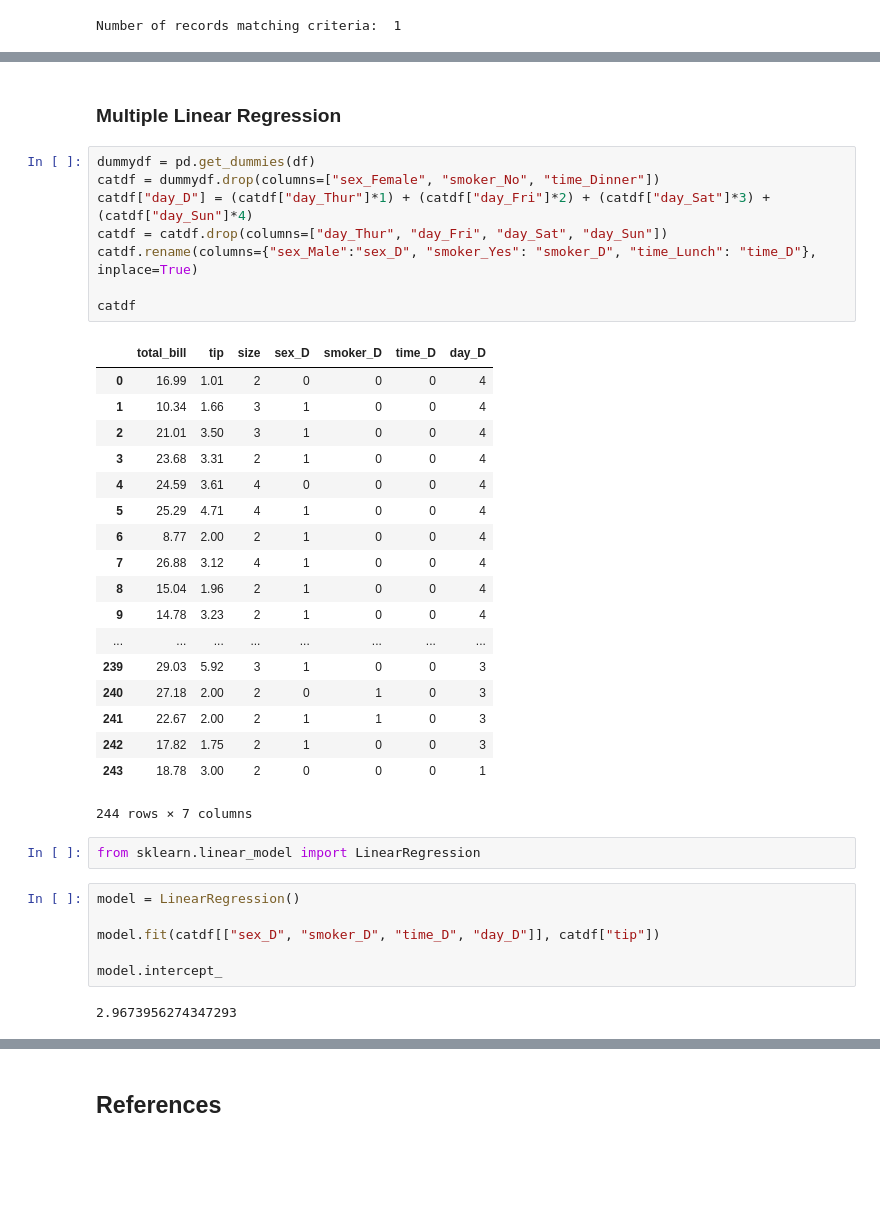
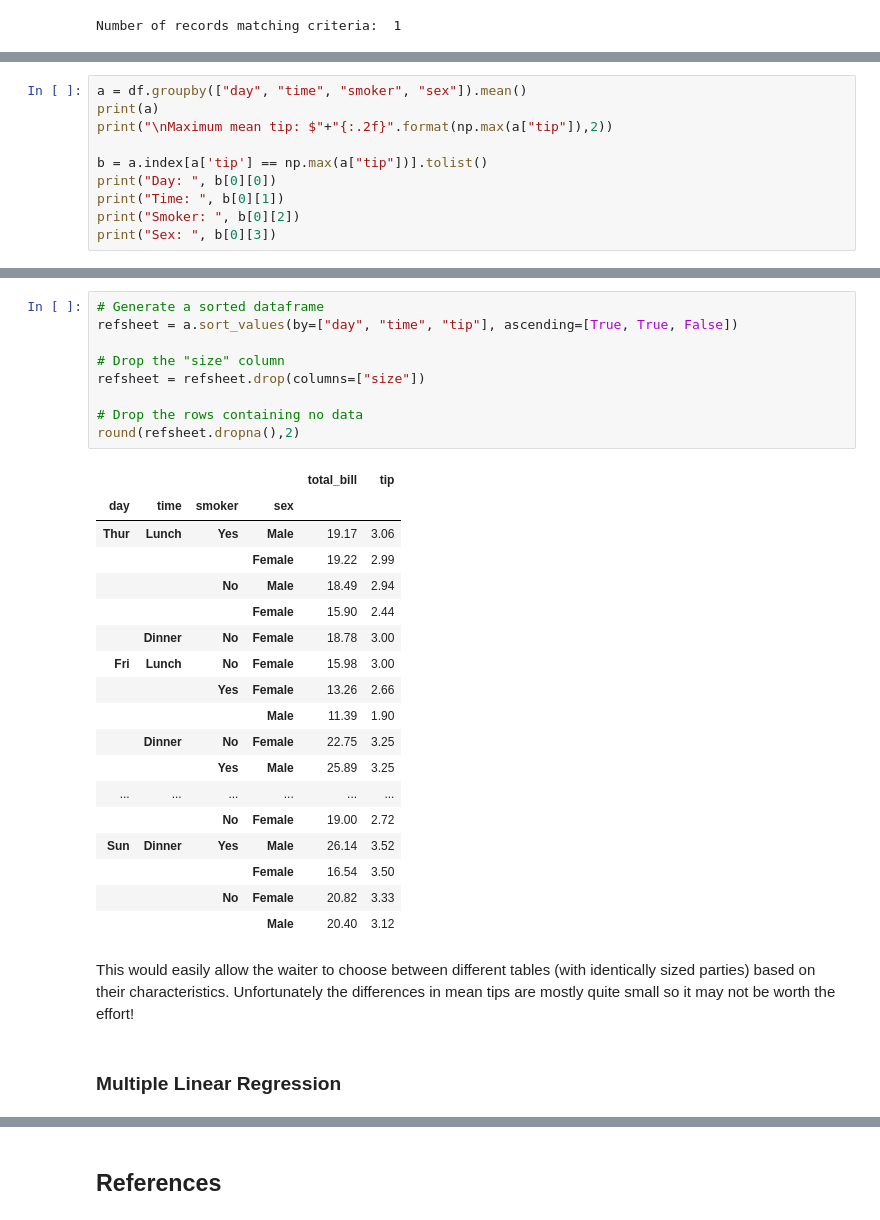
Before and after one commit to Pmcg1/FoDA_Project_2019, a Jupyter notebook: FoDA_Assessment_2019.ipynb, the cells around one changed output, grey strips where cells are left out. Saved outputs shown, nothing was run; the diff lists cells and outputs as text; blank space fills up the shorter version.

Commit message:
Added sorting to grouped dataframe output, also added linear regression from statsmodel and conclusion

```diff
--- a/FoDA_Assessment_2019.ipynb
+++ b/FoDA_Assessment_2019.ipynb
@@ -831,0 +827,10 @@ This isn't ideal. Can we base our decisions off a single data point? Of course n
+# %%
+a = df.groupby(["day", "time", "smoker", "sex"]).mean()
+print(a)
+print("\nMaximum mean tip: $"+"{:.2f}".format(np.max(a["tip"]),2))
+
+b = a.index[a['tip'] == np.max(a["tip"])].tolist()
+print("Day: ", b[0][0])
+print("Time: ", b[0][1])
+print("Smoker: ", b[0][2])
+print("Sex: ", b[0][3])
@@ -832,39 +865,32 @@ This isn't ideal. Can we base our decisions off a single data point? Of course n
+# %%
+# Generate a sorted dataframe
+refsheet = a.sort_values(by=["day", "time", "tip"], ascending=[True, True, False])
+
+# Drop the "size" column
+refsheet = refsheet.drop(columns=["size"])
+
+# Drop the rows containing no data
+round(refsheet.dropna(),2)
+# %% [output]
+|  |  |  |  | total_bill | tip |
+| day | time | smoker | sex |  |  |
+| Thur | Lunch | Yes | Male | 19.17 | 3.06 |
+|  |  |  | Female | 19.22 | 2.99 |
+|  |  | No | Male | 18.49 | 2.94 |
+|  |  |  | Female | 15.90 | 2.44 |
+|  | Dinner | No | Female | 18.78 | 3.00 |
+| Fri | Lunch | No | Female | 15.98 | 3.00 |
+|  |  | Yes | Female | 13.26 | 2.66 |
+|  |  |  | Male | 11.39 | 1.90 |
+|  | Dinner | No | Female | 22.75 | 3.25 |
+|  |  | Yes | Male | 25.89 | 3.25 |
+| ... | ... | ... | ... | ... | ... |
+|  |  | No | Female | 19.00 | 2.72 |
+| Sun | Dinner | Yes | Male | 26.14 | 3.52 |
+|  |  |  | Female | 16.54 | 3.50 |
+|  |  | No | Female | 20.82 | 3.33 |
+|  |  |  | Male | 20.40 | 3.12 |
+# %% [markdown]
+This would easily allow the waiter to choose between different tables (with identically sized parties) based on their characteristics. Unfortunately the differences in mean tips are mostly quite small so it may not be worth the effort!
 # %% [markdown]
 ### Multiple Linear Regression
-# %%
-dummydf = pd.get_dummies(df)
-catdf = dummydf.drop(columns=["sex_Female", "smoker_No", "time_Dinner"])
-catdf["day_D"] = (catdf["day_Thur"]*1) + (catdf["day_Fri"]*2) + (catdf["day_Sat"]*3) + (catdf["day_Sun"]*4)
-catdf = catdf.drop(columns=["day_Thur", "day_Fri", "day_Sat", "day_Sun"])
-catdf.rename(columns={"sex_Male":"sex_D", "smoker_Yes": "smoker_D", "time_Lunch": "time_D"}, inplace=True)
-
-catdf
-# %% [output]
-|  | total_bill | tip | size | sex_D | smoker_D | time_D | day_D |
-| 0 | 16.99 | 1.01 | 2 | 0 | 0 | 0 | 4 |
-| 1 | 10.34 | 1.66 | 3 | 1 | 0 | 0 | 4 |
-| 2 | 21.01 | 3.50 | 3 | 1 | 0 | 0 | 4 |
-| 3 | 23.68 | 3.31 | 2 | 1 | 0 | 0 | 4 |
-| 4 | 24.59 | 3.61 | 4 | 0 | 0 | 0 | 4 |
-| 5 | 25.29 | 4.71 | 4 | 1 | 0 | 0 | 4 |
-| 6 | 8.77 | 2.00 | 2 | 1 | 0 | 0 | 4 |
-| 7 | 26.88 | 3.12 | 4 | 1 | 0 | 0 | 4 |
-| 8 | 15.04 | 1.96 | 2 | 1 | 0 | 0 | 4 |
-| 9 | 14.78 | 3.23 | 2 | 1 | 0 | 0 | 4 |
-| ... | ... | ... | ... | ... | ... | ... | ... |
-| 239 | 29.03 | 5.92 | 3 | 1 | 0 | 0 | 3 |
-| 240 | 27.18 | 2.00 | 2 | 0 | 1 | 0 | 3 |
-| 241 | 22.67 | 2.00 | 2 | 1 | 1 | 0 | 3 |
-| 242 | 17.82 | 1.75 | 2 | 1 | 0 | 0 | 3 |
-| 243 | 18.78 | 3.00 | 2 | 0 | 0 | 0 | 1 |
-244 rows × 7 columns
-# %%
-from sklearn.linear_model import LinearRegression
-# %%
-model = LinearRegression()
-
-model.fit(catdf[["sex_D", "smoker_D", "time_D", "day_D"]], catdf["tip"])
-
-model.intercept_
-# %% [output]
-2.9673956274347293
```
Also changed, not shown: parts of 32 cells of this notebook, 1 other file.
